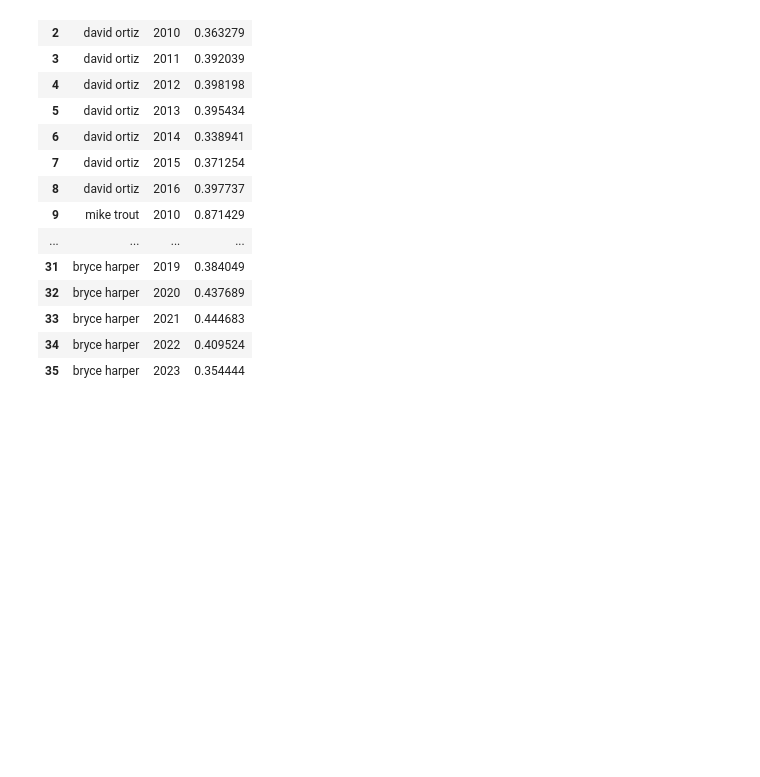
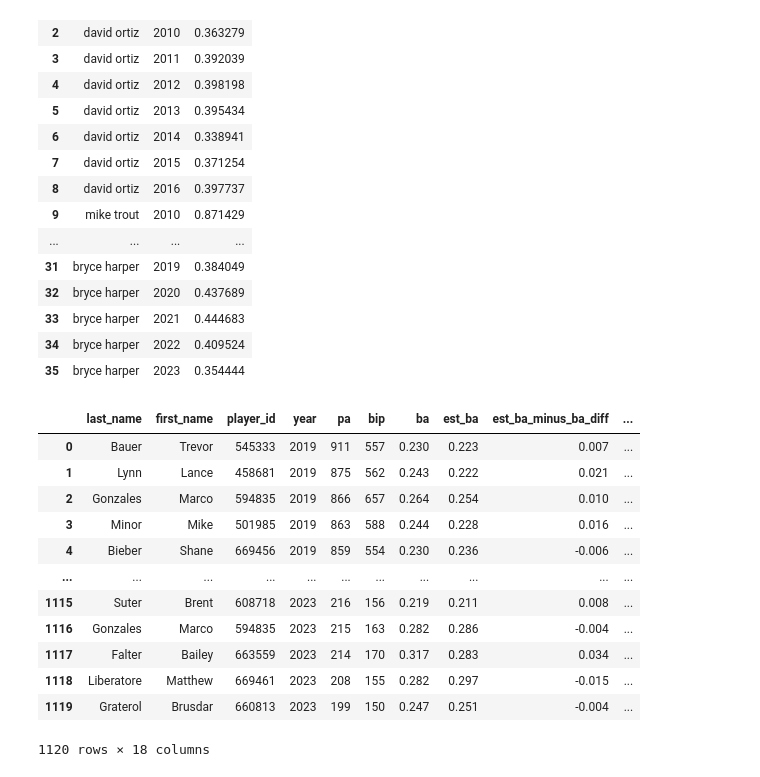
Before and after one commit to PsCushman/baseball-rule-changes, a Jupyter notebook: baseball_data_import.ipynb, the cells around one changed output. Cells and saved outputs as stored; diff of their text form; code cells hidden in the pictures; blank space fills up the shorter version.

Commit message:
adding resources to explore
Data for project. 2019,2021,2022,2023. pitching, batting

```diff
--- a/baseball_data_import.ipynb
+++ b/baseball_data_import.ipynb
@@ -86,3 +58,31 @@ Gathering Player Data
 | 33 | bryce harper | 2021 | 0.444683 |
 | 34 | bryce harper | 2022 | 0.409524 |
 | 35 | bryce harper | 2023 | 0.354444 |
+# %%
+from pybaseball import statcast_pitcher_expected_stats
+
+# Get data for all pitchers with a minimum of 150 plate appearances against in  2019, 2021, 2022, 2023
+pitcher_data_2019 = statcast_pitcher_expected_stats(2019, 150)
+pitcher_data_2021 = statcast_pitcher_expected_stats(2021, 150)
+pitcher_data_2022 = statcast_pitcher_expected_stats(2022, 150)
+pitcher_data_2023 = statcast_pitcher_expected_stats(2023, 150)
+
+# Concatenate the DataFrames
+pitcher_combined_data = pd.concat([pitcher_data_2019, pitcher_data_2021, pitcher_data_2022, pitcher_data_2023], ignore_index=True)
+
+# Display the column names of the combined DataFrame
+pitcher_combined_data
+# %% [output]
+|  | last_name | first_name | player_id | year | pa | bip | ba | est_ba | est_ba_minus_ba_diff | ... |
+| 0 | Bauer | Trevor | 545333 | 2019 | 911 | 557 | 0.230 | 0.223 | 0.007 | ... |
+| 1 | Lynn | Lance | 458681 | 2019 | 875 | 562 | 0.243 | 0.222 | 0.021 | ... |
+| 2 | Gonzales | Marco | 594835 | 2019 | 866 | 657 | 0.264 | 0.254 | 0.010 | ... |
+| 3 | Minor | Mike | 501985 | 2019 | 863 | 588 | 0.244 | 0.228 | 0.016 | ... |
+| 4 | Bieber | Shane | 669456 | 2019 | 859 | 554 | 0.230 | 0.236 | -0.006 | ... |
+| ... | ... | ... | ... | ... | ... | ... | ... | ... | ... | ... |
+| 1115 | Suter | Brent | 608718 | 2023 | 216 | 156 | 0.219 | 0.211 | 0.008 | ... |
+| 1116 | Gonzales | Marco | 594835 | 2023 | 215 | 163 | 0.282 | 0.286 | -0.004 | ... |
+| 1117 | Falter | Bailey | 663559 | 2023 | 214 | 170 | 0.317 | 0.283 | 0.034 | ... |
+| 1118 | Liberatore | Matthew | 669461 | 2023 | 208 | 155 | 0.282 | 0.297 | -0.015 | ... |
+| 1119 | Graterol | Brusdar | 660813 | 2023 | 199 | 150 | 0.247 | 0.251 | -0.004 | ... |
+1120 rows × 18 columns
```
Also changed, not shown: parts of 8 cells of this notebook, 4 other files.
